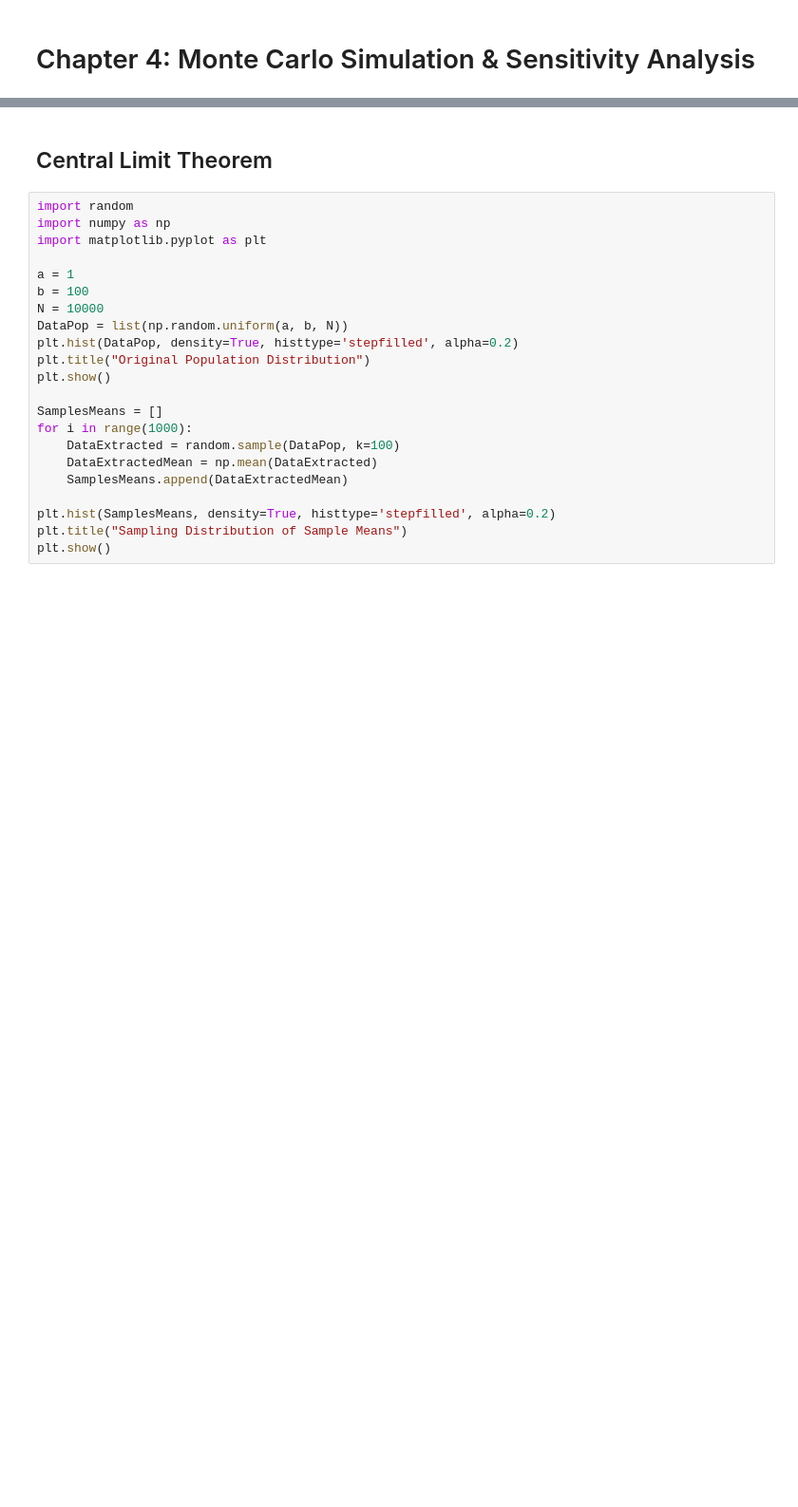
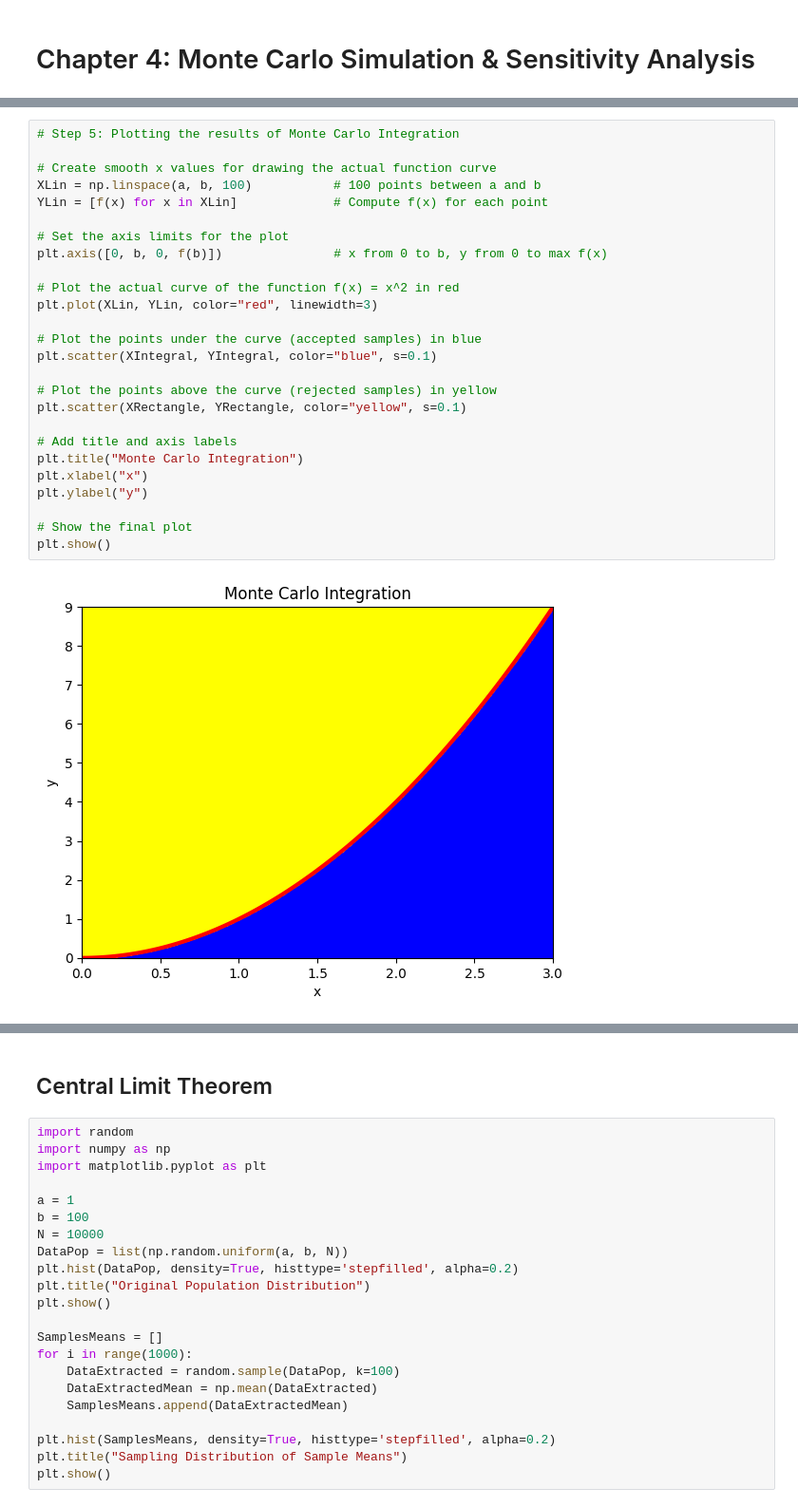
Before and after one commit to Elwarfalli/MSE-1500-Simulation-Modeling-with-Python, a Jupyter notebook: chapter_4.ipynb, the cells around one changed output, grey strips where cells are left out. Shown: that part at 95% size. Drawn from its saved outputs; the diff is of its cells as text; blank space fills up the shorter version.

```diff
--- a/chapter_4.ipynb
+++ b/chapter_4.ipynb
@@ -2,0 +202,28 @@
+# %%
+# Step 5: Plotting the results of Monte Carlo Integration
+
+# Create smooth x values for drawing the actual function curve
+XLin = np.linspace(a, b, 100)           # 100 points between a and b
+YLin = [f(x) for x in XLin]             # Compute f(x) for each point
+
+# Set the axis limits for the plot
+plt.axis([0, b, 0, f(b)])               # x from 0 to b, y from 0 to max f(x)
+
+# Plot the actual curve of the function f(x) = x^2 in red
+plt.plot(XLin, YLin, color="red", linewidth=3)
+
+# Plot the points under the curve (accepted samples) in blue
+plt.scatter(XIntegral, YIntegral, color="blue", s=0.1)
+
+# Plot the points above the curve (rejected samples) in yellow
+plt.scatter(XRectangle, YRectangle, color="yellow", s=0.1)
+
+# Add title and axis labels
+plt.title("Monte Carlo Integration")
+plt.xlabel("x")
+plt.ylabel("y")
+
+# Show the final plot
+plt.show()
+# %% [output]
+[figure, added]
```
Also changed, not shown: parts of 9 cells of this notebook.
